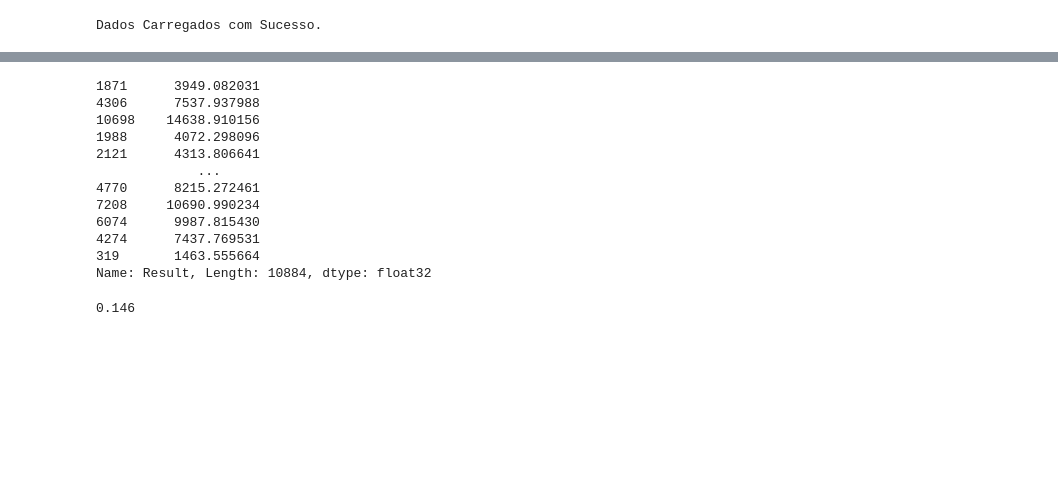
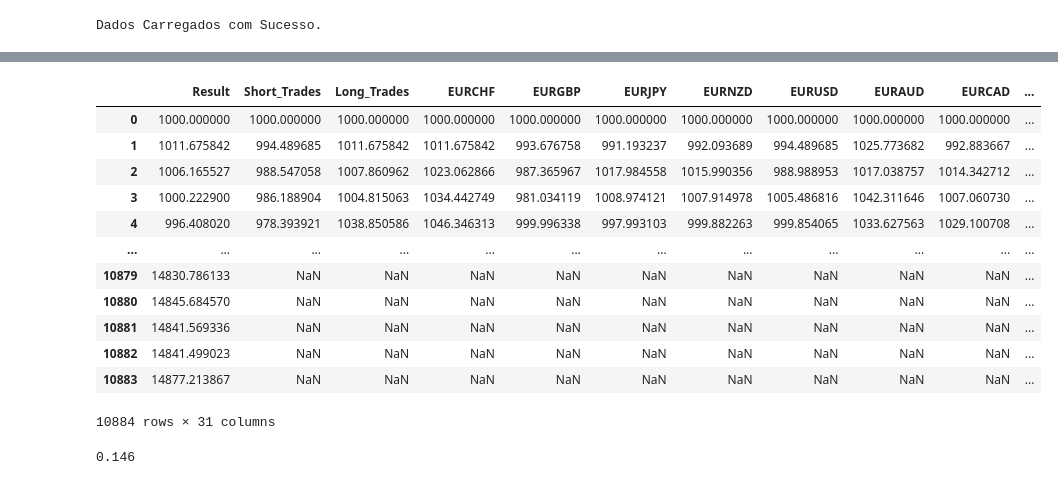
Before and after one commit to SrJMaia/backup-first-studies, a Jupyter notebook: EA/backtest.ipynb, the cells around one changed output, grey strips where cells are left out. Drawn from its saved outputs; the diff is of its cells as text; code cells hidden in the pictures; blank space fills up the shorter version.

```diff
--- a/EA/backtest.ipynb
+++ b/EA/backtest.ipynb
@@ -20,18 +20,19 @@ Wall time: 403 ms
-# %%
-df['Result'].sample(frac=1)
-# %% [output]
-1871      3949.082031
-4306      7537.937988
-10698    14638.910156
-1988      4072.298096
-2121      4313.806641
-             ...
-4770      8215.272461
-7208     10690.990234
-6074      9987.815430
-4274      7437.769531
-319       1463.555664
-Name: Result, Length: 10884, dtype: float32
+# %%
+df
+# %% [output]
+|  | Result | Short_Trades | Long_Trades | EURCHF | EURGBP | EURJPY | EURNZD | EURUSD | EURAUD | EURCAD | ... |
+| 0 | 1000.000000 | 1000.000000 | 1000.000000 | 1000.000000 | 1000.000000 | 1000.000000 | 1000.000000 | 1000.000000 | 1000.000000 | 1000.000000 | ... |
+| 1 | 1011.675842 | 994.489685 | 1011.675842 | 1011.675842 | 993.676758 | 991.193237 | 992.093689 | 994.489685 | 1025.773682 | 992.883667 | ... |
+| 2 | 1006.165527 | 988.547058 | 1007.860962 | 1023.062866 | 987.365967 | 1017.984558 | 1015.990356 | 988.988953 | 1017.038757 | 1014.342712 | ... |
+| 3 | 1000.222900 | 986.188904 | 1004.815063 | 1034.442749 | 981.034119 | 1008.974121 | 1007.914978 | 1005.486816 | 1042.311646 | 1007.060730 | ... |
+| 4 | 996.408020 | 978.393921 | 1038.850586 | 1046.346313 | 999.996338 | 997.993103 | 999.882263 | 999.854065 | 1033.627563 | 1029.100708 | ... |
+| ... | ... | ... | ... | ... | ... | ... | ... | ... | ... | ... | ... |
+| 10879 | 14830.786133 | NaN | NaN | NaN | NaN | NaN | NaN | NaN | NaN | NaN | ... |
+| 10880 | 14845.684570 | NaN | NaN | NaN | NaN | NaN | NaN | NaN | NaN | NaN | ... |
+| 10881 | 14841.569336 | NaN | NaN | NaN | NaN | NaN | NaN | NaN | NaN | NaN | ... |
+| 10882 | 14841.499023 | NaN | NaN | NaN | NaN | NaN | NaN | NaN | NaN | NaN | ... |
+| 10883 | 14877.213867 | NaN | NaN | NaN | NaN | NaN | NaN | NaN | NaN | NaN | ... |
+10884 rows × 31 columns
 # %%
 365 / 2500
 # %% [output]
```
Also changed, not shown: parts of 1 cell of this notebook, 1 other file.
